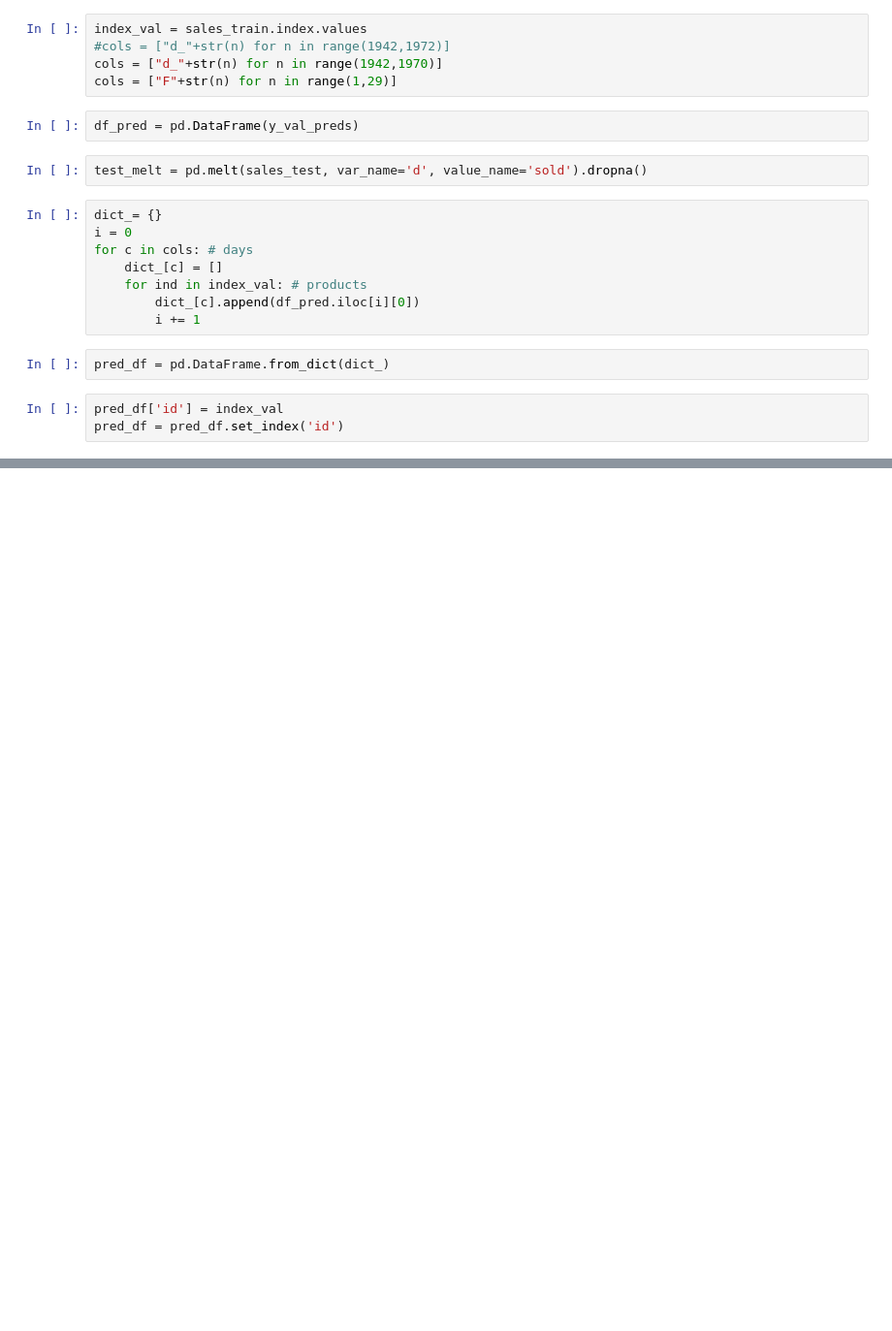
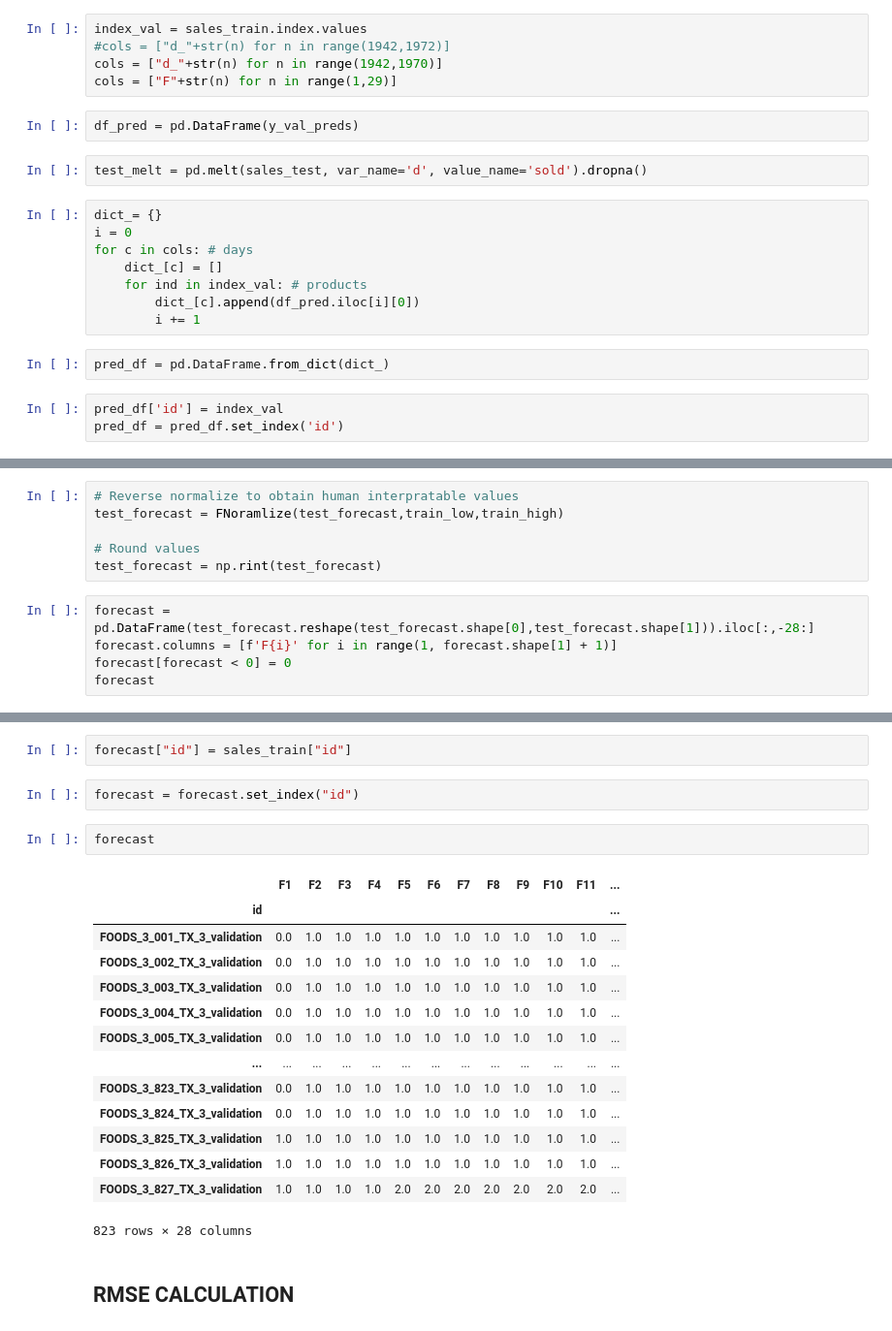
Before and after one commit to paula-sorolla/AFCS-M5, a Jupyter notebook: Training.ipynb, the cells around one changed output, grey strips where cells are left out. Shown at 97% size. Cells and saved outputs as stored; diff of their text form; blank space fills up the shorter version.

Commit message:
RNN forecast

```diff
--- a/Training.ipynb
+++ b/Training.ipynb
@@ -319,0 +766,11 @@ pred_df.to_csv('prediction_test.csv')
+# %%
+# Reverse normalize to obtain human interpratable values
+test_forecast = FNoramlize(test_forecast,train_low,train_high)
+
+# Round values
+test_forecast = np.rint(test_forecast)
+# %%
+forecast = pd.DataFrame(test_forecast.reshape(test_forecast.shape[0],test_forecast.shape[1])).iloc[:,-28:]
+forecast.columns = [f'F{i}' for i in range(1, forecast.shape[1] + 1)]
+forecast[forecast < 0] = 0
+forecast
@@ -319,0 +791,23 @@ pred_df.to_csv('prediction_test.csv')
+# %%
+forecast["id"] = sales_train["id"]
+# %%
+forecast = forecast.set_index("id")
+# %%
+forecast
+# %% [output]
+|  | F1 | F2 | F3 | F4 | F5 | F6 | F7 | F8 | F9 | F10 | F11 | ... |
+| id |  |  |  |  |  |  |  |  |  |  |  | ... |
+| FOODS_3_001_TX_3_validation | 0.0 | 1.0 | 1.0 | 1.0 | 1.0 | 1.0 | 1.0 | 1.0 | 1.0 | 1.0 | 1.0 | ... |
+| FOODS_3_002_TX_3_validation | 0.0 | 1.0 | 1.0 | 1.0 | 1.0 | 1.0 | 1.0 | 1.0 | 1.0 | 1.0 | 1.0 | ... |
+| FOODS_3_003_TX_3_validation | 0.0 | 1.0 | 1.0 | 1.0 | 1.0 | 1.0 | 1.0 | 1.0 | 1.0 | 1.0 | 1.0 | ... |
+| FOODS_3_004_TX_3_validation | 0.0 | 1.0 | 1.0 | 1.0 | 1.0 | 1.0 | 1.0 | 1.0 | 1.0 | 1.0 | 1.0 | ... |
+| FOODS_3_005_TX_3_validation | 0.0 | 1.0 | 1.0 | 1.0 | 1.0 | 1.0 | 1.0 | 1.0 | 1.0 | 1.0 | 1.0 | ... |
+| ... | ... | ... | ... | ... | ... | ... | ... | ... | ... | ... | ... | ... |
+| FOODS_3_823_TX_3_validation | 0.0 | 1.0 | 1.0 | 1.0 | 1.0 | 1.0 | 1.0 | 1.0 | 1.0 | 1.0 | 1.0 | ... |
+| FOODS_3_824_TX_3_validation | 0.0 | 1.0 | 1.0 | 1.0 | 1.0 | 1.0 | 1.0 | 1.0 | 1.0 | 1.0 | 1.0 | ... |
+| FOODS_3_825_TX_3_validation | 1.0 | 1.0 | 1.0 | 1.0 | 1.0 | 1.0 | 1.0 | 1.0 | 1.0 | 1.0 | 1.0 | ... |
+| FOODS_3_826_TX_3_validation | 1.0 | 1.0 | 1.0 | 1.0 | 1.0 | 1.0 | 1.0 | 1.0 | 1.0 | 1.0 | 1.0 | ... |
+| FOODS_3_827_TX_3_validation | 1.0 | 1.0 | 1.0 | 1.0 | 2.0 | 2.0 | 2.0 | 2.0 | 2.0 | 2.0 | 2.0 | ... |
+823 rows × 28 columns
+# %% [markdown]
+## RMSE CALCULATION
```
Also changed, not shown: parts of 59 cells of this notebook, 1 other file.
